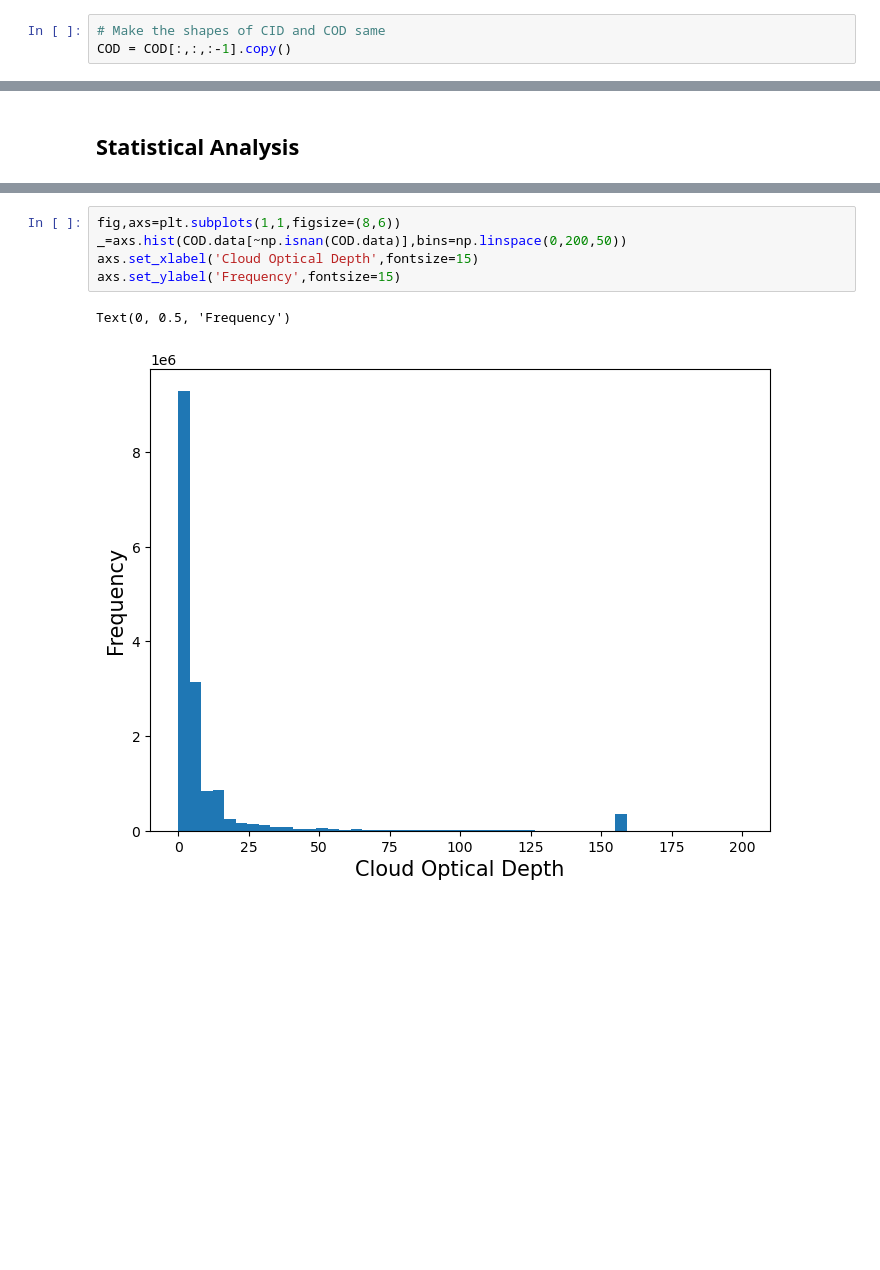
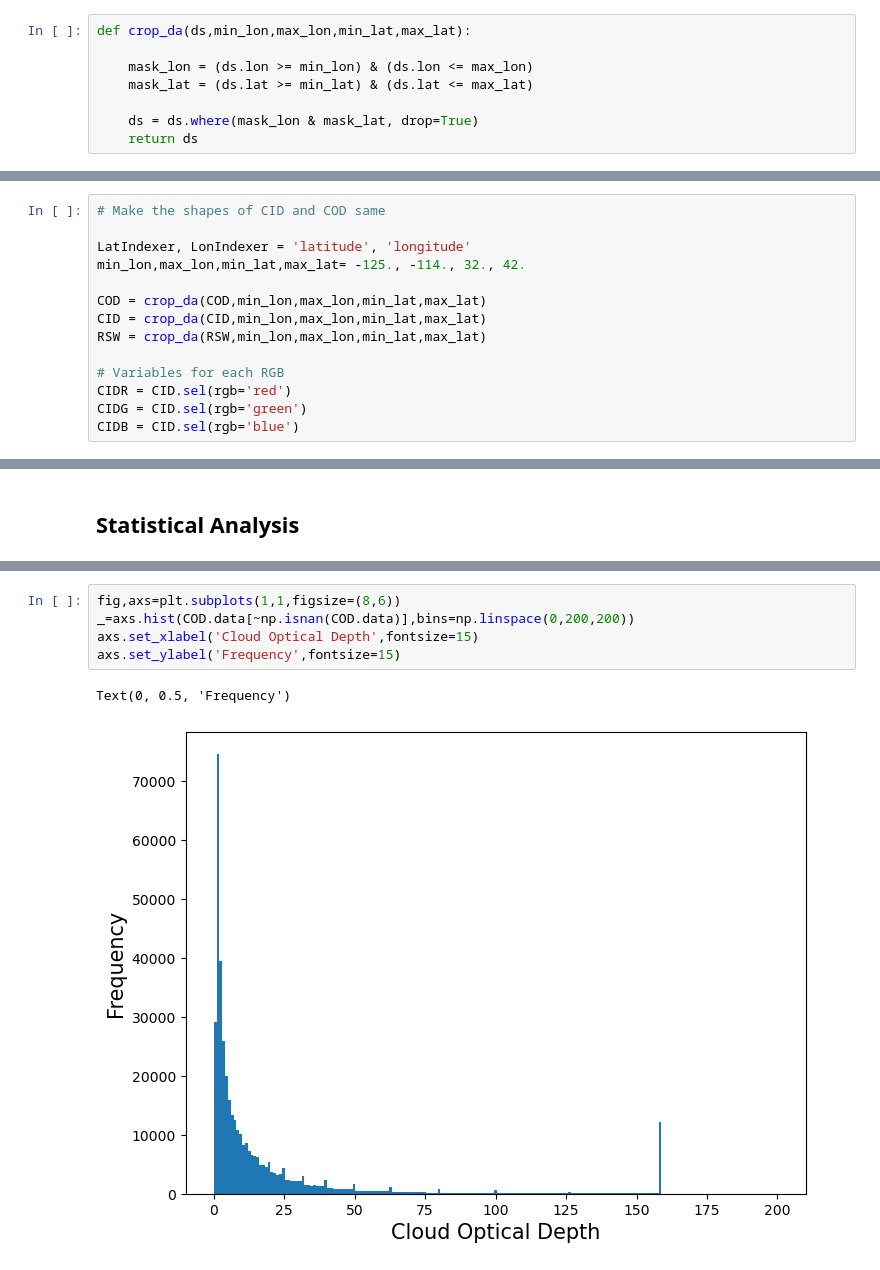
Before and after one commit to vmunte/Cloud_Fraction_Atlantic2024, a Jupyter notebook: notebooks/EDA.ipynb, the cells around one changed output, grey strips where cells are left out. Drawn from its saved outputs; the diff is of its cells as text; blank space fills up the shorter version.

```diff
--- a/notebooks/EDA.ipynb
+++ b/notebooks/EDA.ipynb
@@ -17,9 +19,14 @@ ds_sw = xr.open_dataset('../data/ai_ready/ReflectedSWDataset.nc')
 CID = ds_ci['CloudImagery']
 COD = ds_co['CloudOpticalDepth']
 RSW = ds_sw['ReflectedSW']
-# %%
-# Make the shapes of CID and COD same
-COD = COD[:,:,:-1].copy()
+# %%
+def crop_da(ds,min_lon,max_lon,min_lat,max_lat):
+
+    mask_lon = (ds.lon >= min_lon) & (ds.lon <= max_lon)
+    mask_lat = (ds.lat >= min_lat) & (ds.lat <= max_lat)
+
+    ds = ds.where(mask_lon & mask_lat, drop=True)
+    return ds
 # %%
 def rgb_to_grayscale(da):
     """Converts an RGB xarray DataArray to grayscale."""
@@ -28,3 +35,17 @@ def rgb_to_grayscale(da):
             da.sel(rgb='blue') * 0.1140)
 
 grayscale_CID = rgb_to_grayscale(CID)
+# %%
+# Make the shapes of CID and COD same
+
+LatIndexer, LonIndexer = 'latitude', 'longitude'
+min_lon,max_lon,min_lat,max_lat= -125., -114., 32., 42.
+
+COD = crop_da(COD,min_lon,max_lon,min_lat,max_lat)
+CID = crop_da(CID,min_lon,max_lon,min_lat,max_lat)
+RSW = crop_da(RSW,min_lon,max_lon,min_lat,max_lat)
+
+# Variables for each RGB
+CIDR = CID.sel(rgb='red')
+CIDG = CID.sel(rgb='green')
+CIDB = CID.sel(rgb='blue')
@@ -121,10 +180,10 @@ Text(0, 0.5, 'Frequency')
 # %%
 fig,axs=plt.subplots(1,1,figsize=(8,6))
-_=axs.hist(COD.data[~np.isnan(COD.data)],bins=np.linspace(0,200,50))
+_=axs.hist(COD.data[~np.isnan(COD.data)],bins=np.linspace(0,200,200))
 axs.set_xlabel('Cloud Optical Depth',fontsize=15)
 axs.set_ylabel('Frequency',fontsize=15)
 # %% [output]
 Text(0, 0.5, 'Frequency')
-[figure, old version]
+[figure, new version]
 # %%
 fig,axs=plt.subplots(1,1,figsize=(8,6))
```
Also changed, not shown: parts of 13 cells of this notebook, 1 other file.
